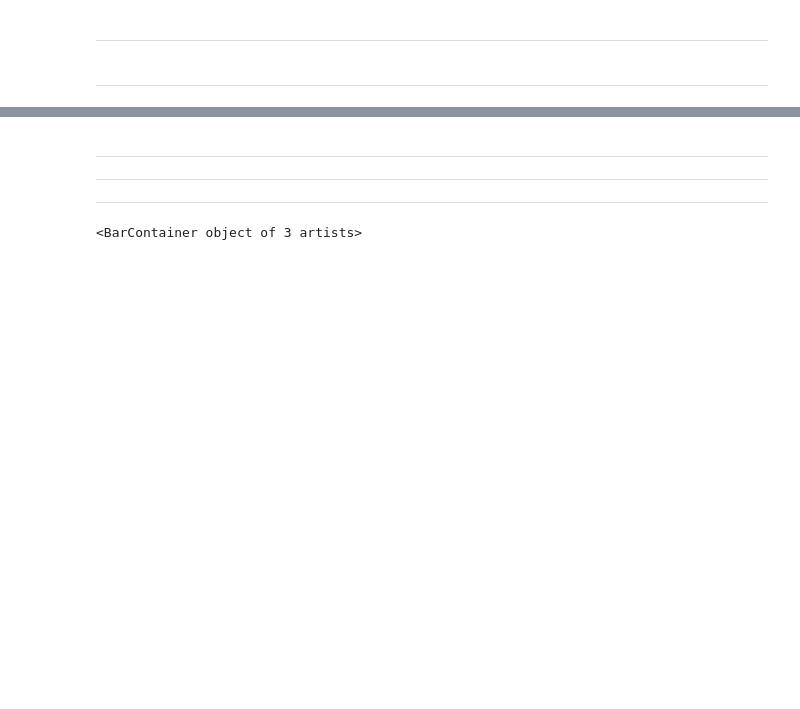
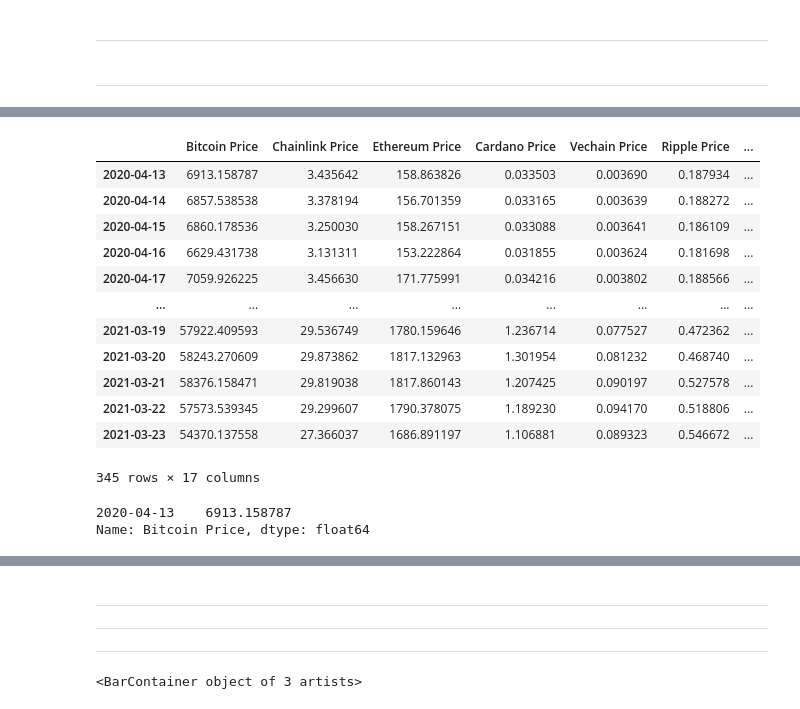
Before and after one commit to Mootlaq/cryptoanalysis, a Jupyter notebook: BTC.ipynb, the cells around one changed output, grey strips where cells are left out. Cells and saved outputs as stored; diff of their text form; code cells hidden in the pictures; blank space fills up the shorter version.

```diff
--- a/BTC.ipynb
+++ b/BTC.ipynb
@@ -683,0 +756,10 @@ alt.layer(btcline, dxyline).resolve_scale(
+# %%
+
+aa = 781
+b = [1]*780
+bb = len(b)
+diff = aa - bb
+new_list = [0]*diff
+print(new_list)
+new_list.append(b)
+new_list
@@ -683,0 +774,3 @@ alt.layer(btcline, dxyline).resolve_scale(
+# %%
+coins_list = ['bitcoin', 'chainlink', 'ethereum', 'cardano', 'vechain', 'ripple', 'litecoin',
+             'stellar', 'monero', 'cosmos', 'binancecoin', 'bitcoin-cash', 'eos', 'tron', 'dash', 'neo', 'tezos']
@@ -683,0 +926,26 @@ alt.layer(btcline, dxyline).resolve_scale(
+# %%
+from datetime import datetime, timedelta
+datee = date(2020,4,13)
+
+
+df2[df2.index >= str(datee)]
+# %% [output]
+|  | Bitcoin Price | Chainlink Price | Ethereum Price | Cardano Price | Vechain Price | Ripple Price | ... |
+| 2020-04-13 | 6913.158787 | 3.435642 | 158.863826 | 0.033503 | 0.003690 | 0.187934 | ... |
+| 2020-04-14 | 6857.538538 | 3.378194 | 156.701359 | 0.033165 | 0.003639 | 0.188272 | ... |
+| 2020-04-15 | 6860.178536 | 3.250030 | 158.267151 | 0.033088 | 0.003641 | 0.186109 | ... |
+| 2020-04-16 | 6629.431738 | 3.131311 | 153.222864 | 0.031855 | 0.003624 | 0.181698 | ... |
+| 2020-04-17 | 7059.926225 | 3.456630 | 171.775991 | 0.034216 | 0.003802 | 0.188566 | ... |
+| ... | ... | ... | ... | ... | ... | ... | ... |
+| 2021-03-19 | 57922.409593 | 29.536749 | 1780.159646 | 1.236714 | 0.077527 | 0.472362 | ... |
+| 2021-03-20 | 58243.270609 | 29.873862 | 1817.132963 | 1.301954 | 0.081232 | 0.468740 | ... |
+| 2021-03-21 | 58376.158471 | 29.819038 | 1817.860143 | 1.207425 | 0.090197 | 0.527578 | ... |
+| 2021-03-22 | 57573.539345 | 29.299607 | 1790.378075 | 1.189230 | 0.094170 | 0.518806 | ... |
+| 2021-03-23 | 54370.137558 | 27.366037 | 1686.891197 | 1.106881 | 0.089323 | 0.546672 | ... |
+345 rows × 17 columns
+# %%
+price_at13Marchee = df.loc[df.index == str(datee), 'Bitcoin Price']
+price_at13Marchee
+# %% [output]
+2020-04-13    6913.158787
+Name: Bitcoin Price, dtype: float64
```
Also changed, not shown: parts of 42 cells of this notebook, 2 other files.
